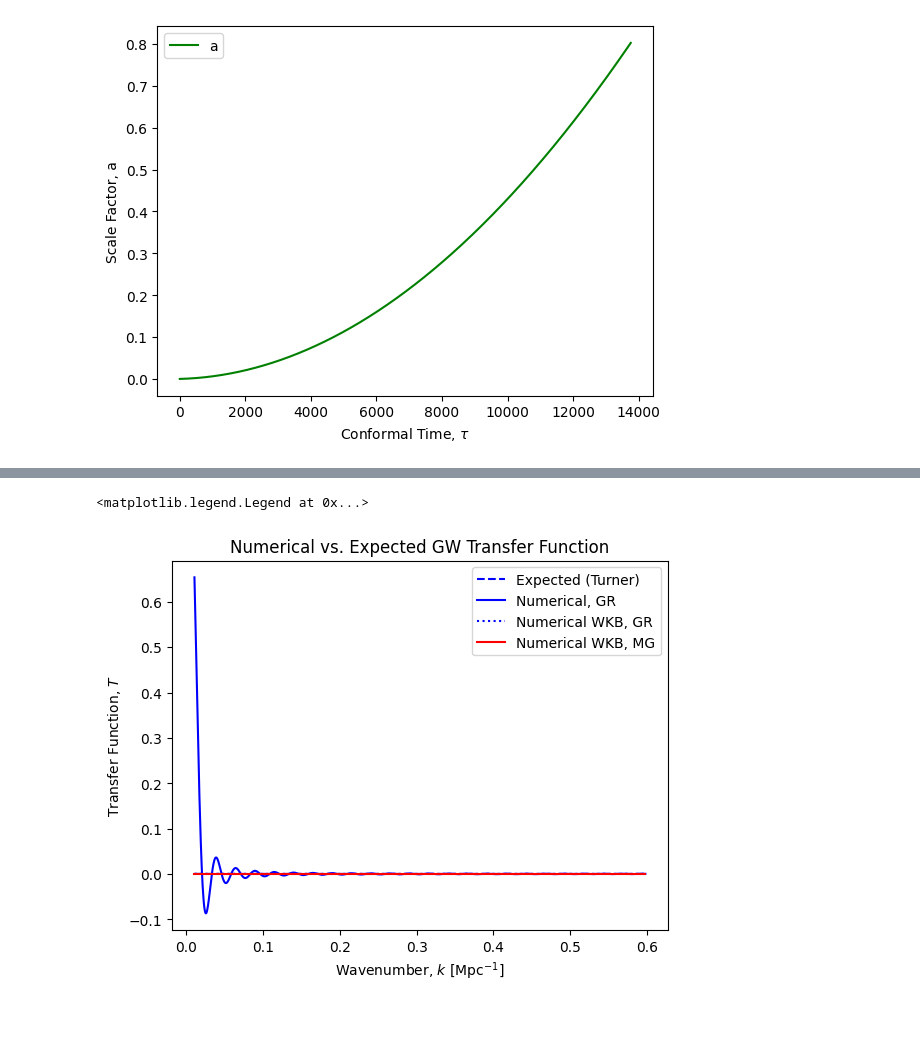
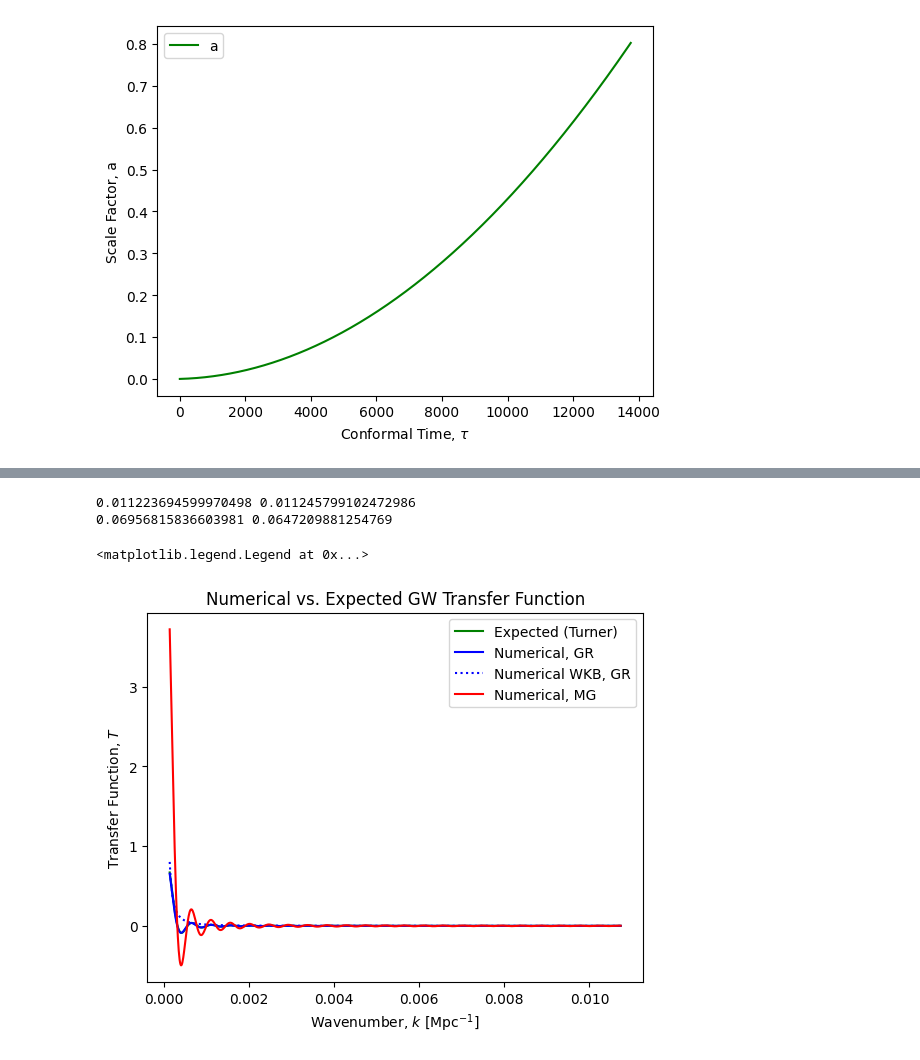
Before and after one commit to V3DK/inflationary-research, a Jupyter notebook: transfer_func_MG.ipynb, the cells around one changed output, grey strips where cells are left out. Cells and saved outputs as stored; diff of their text form; code cells hidden in the pictures; blank space fills up the shorter version.

```diff
--- a/transfer_func_MG.ipynb
+++ b/transfer_func_MG.ipynb
@@ -81,15 +83,15 @@ def curly_H(tau):
 def normal_H(tau):
     return a_RDMD_p(tau) / (a_RDMD(tau)**2)
 
-#graviton mass (time-dependent, use later)
-# def m_gr(tau):
-#     if tau < tau_off:
-#         return m_g
-#     else:
-#         return 0
+# graviton mass (time-dependent, use later)
+def m_gr(tau):
+    if tau < tau_off:
+        return m_g
+    else:
+        return 0
 
-def omega(k, tau):
-    return np.sqrt((k**2 / a_RDMD(tau)**2) + m_g**2)
+# def omega(k, tau):
+#     return np.sqrt((k**2 / a_RDMD(tau)**2) + m_g**2)
 # %%
 #plotting scale factor
 
@@ -269,62 +263,68 @@ print(MG_transfer_num_WKB(k_try))
+# %%
+print(GR_evol_k[-1], GR_transfer_num(k_try))
+print(MG_evol_k[-1], MG_transfer_num(k_try))
+# %% [output]
+0.011223694599970498 0.011245799102472986
+0.06956815836603981 0.0647209881254769
 # %%
 #plotting transfer function, numerical and expected
 
-# k_dom = np.linspace(hc_H_inv(tau_0), k_eq, 1000) #full region of interest
+# k_dom = np.linspace(GR_hc_H_inv(tau_0), k_eq, 1000) #full region of interest
 
-# #region selector
-# num_regions = 1
-# #choose: 1, ..., num_regions
-# curr_region = 1
+#region selector
+num_regions = 1
+#choose: 1, ..., num_regions
+curr_region = 1
 
-# region_size = (k_eq - GR_hc_H_inv(tau_0)) / num_regions
-# start_k = GR_hc_H_inv(tau_0) + (region_size * (curr_region - 1))
-# end_k = GR_hc_H_inv(tau_0) + (region_size * (curr_region))
+region_size = (k_eq - GR_hc_H_inv(tau_0)) / num_regions
+start_k = GR_hc_H_inv(tau_0) + (region_size * (curr_region - 1))
+end_k = GR_hc_H_inv(tau_0) + (region_size * (curr_region))
 
-# k_dom = np.linspace(start_k, end_k, 1000
-k_dom = np.linspace(k_eq, k_c, 1000)
+k_dom = np.linspace(start_k, end_k, 1000)
+# k_dom = np.linspace(k_eq, k_c, 1000)
 
 #evaluation
 
 #turner expected
 # tr_exp_b = (np.vectorize(GR_transfer_exp))("bessel", 1, k_dom)
-# tr_exp_nb = (np.vectorize(GR_transfer_exp))("no bessel", 1, k_dom)
+GR_tr_exp_nb = (np.vectorize(GR_transfer_exp))("no bessel", 1, k_dom)
 GR_tr_exp = (np.vectorize(GR_transfer_exp))("full", 1, k_dom)
 # blue tilted tensor spectrum paper expected (no bessel)
 GR_tr_BTTS_fit = (np.vectorize(BTTS_fit))(k_dom)
 
 #numerical, GR
-# GR_tr_num = (np.vectorize(GR_transfer_num))(k_dom)
+GR_tr_num = (np.vectorize(GR_transfer_num))(k_dom)
 GR_tr_num_WKB = (np.vectorize(GR_transfer_num_WKB))(k_dom)
 #numerical, MG
-# MG_tr_num = (np.vectorize(MG_transfer_num))(k_dom)
-MG_tr_num_WKB = (np.vectorize(MG_transfer_num_WKB))(k_dom)
+MG_tr_num = (np.vectorize(MG_transfer_num))(k_dom)
+# MG_tr_num_WKB = (np.vectorize(MG_transfer_num_WKB))(k_dom)
 
 
 #calc and plot extrema points
 # (k_ext_num, tr_ext_num) = extrema(k_dom, tr_num)
 # plt.scatter(k_ext_num, tr_ext_num, c = "k", s = 5, zorder = 1)
 
 # (k_ext_exp, tr_ext_exp) = extrema(k_dom, tr_exp)
 # plt.scatter(k_ext_exp, tr_ext_exp, c = "k", s = 5, zorder = 1)
 
 #plot transfer function curves
-plt.plot(k_dom, GR_tr_exp, "b--", label = "Expected (Turner)", zorder = 0)
+plt.plot(k_dom, GR_tr_exp, "g", label = "Expected (Turner)", zorder = 0)
 # plt.plot(k_dom, tr_exp_b, c = "g", label = "exp, bessel")
 # plt.plot(k_dom, tr_exp_nb, c = "b", label = "exp, no bessel")
 plt.plot(k_dom, GR_tr_num, "b", label = "Numerical, GR", zorder = 0)
 plt.plot(k_dom, GR_tr_num_WKB, "b:", label = "Numerical WKB, GR", zorder = 0)
 
-plt.plot(k_dom, MG_tr_num_WKB, "r", label = "Numerical WKB, MG", zorder = 0)
+plt.plot(k_dom, MG_tr_num, "r", label = "Numerical, MG", zorder = 0)
 
 #turn these off for other ranges
 # plt.axvline(k_eq, color = "black", linestyle = "dashed", label = r"$k_\mathrm{eq}$")
 # plt.axvline(GR_hc_H_inv(tau_0), color = "black", linestyle = "dotted", label = r"$k_0$")
 
 plt.xlabel(r"Wavenumber, $k$ $[\mathrm{Mpc}^{-1}]$")
 plt.ylabel(r"Transfer Function, $T$")
 plt.title("Numerical vs. Expected GW Transfer Function")
 
 plt.legend()
 # %% [output]
 <matplotlib.legend.Legend at 0x...>
-[figure, old version]
+[figure, new version]
```
Also changed, not shown: parts of 9 cells of this notebook, 1 other file.
